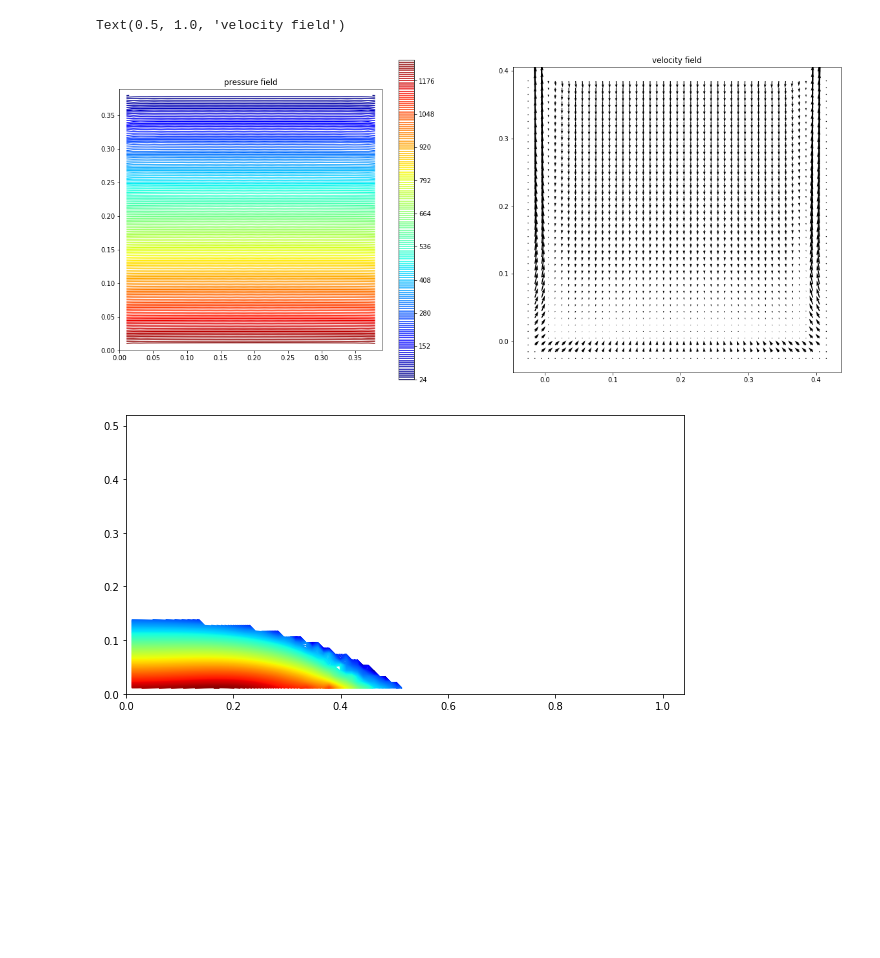
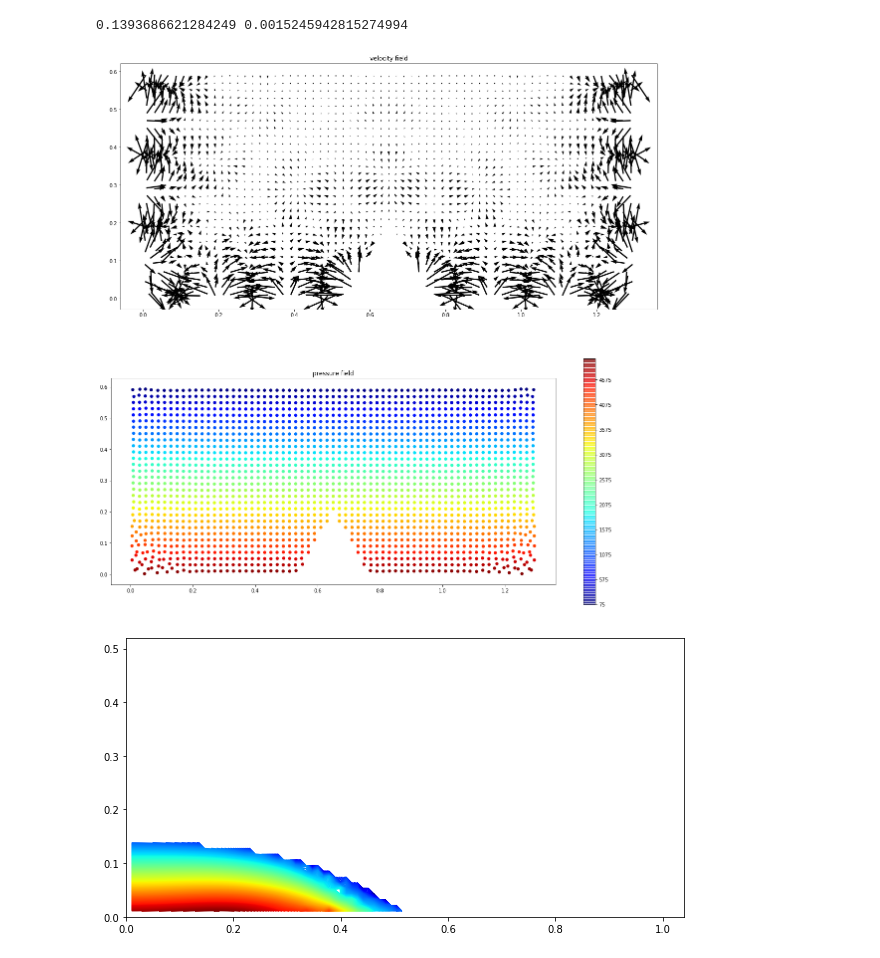
Before and after one commit to Jinx134235/static-water, a Jupyter notebook: particle&pressure plot.ipynb, the cells around one changed output. Cells and saved outputs as stored; diff of their text form; code cells hidden in the pictures; blank space fills up the shorter version.

```diff
--- a/particle&pressure plot.ipynb
+++ b/particle&pressure plot.ipynb
@@ -6,11 +6,14 @@ import matplotlib.ticker as ticker
 from matplotlib.mlab import griddata
 from numpy.random import uniform
 from math import log10
+from numpy import linalg as LA
 
-npts=1521 #total number of fluid particles
+npts = 1892 #total number of fluid particles
 #steps=2000
-xl = 0.39 #size of the domain, divided by 2
-yl = 0.39
+xl = 1.3 #size of the domain, divided by 2
+yl = 0.6
+
+#dx = xl/np.sqrt(npts)
 data1 = np.loadtxt('../data/f_xv.dat')
 data0 = np.loadtxt('../data/ini_xv.dat')
 data2 = np.loadtxt('../data/xv_vp.dat',skiprows=1)
@@ -35,14 +38,14 @@ x5 = data5[:,1]
 y5 = data5[:,2]
 kernel1 = data3[:npts,1]
 itype = data6[:,1]
-#kernel2 = data3[npts:,1]
+kernel2 = data3[npts:,1]
 
 fig, ax = plt.subplots(figsize=(20, 20))
 
 #for i in range(20):
 #    p1[i] = exdata[741+2*i,3]
 #ax.set_title('wcsph results, fluid particle:%d,timestep:%d'%(npts,steps))
-#init = plt.subplot(222,aspect=1.0)
+#init = plt.subplot(121,aspect=1.0)
 #for i in range(len(x2)):
 #    if itype[i]==2:
 #        init.plot(x2[i],y2[i],'.r')
@@ -51,66 +54,83 @@ fig, ax = plt.subplots(figsize=(20, 20))
 #for i in range(len(x2)):
 #    if x2[i]<=1.04:
 #        init.plot(x2[i],y2[i],'.b')
-#init.plot(x2,y2,'.b',x3,y3,'.r')
-#init.quiver(x2,y2,u2,v2)
-#init.set_title('particle distribution')
+#init.plot(x0,y0,'.b',x5,y5,'.r')
+
+#init.set_title('particle position')
 
 #hp = 0.
 pressure = exdata[:,3]
 pvp = data7[:,3]
+hydro = exdata[:,3]
+velocity = np.zeros(len(y2))
 #normarlized pressure
-#for i in range(len(y2)):
-#    hp = 9.8*1000*0.39
-#    pressure[i] = pressure[i]/hp
+for i in range(len(y2)):
+    hydro[i] = 9.8*1000*(yl-y2[i])
+    velocity[i] = np.sqrt(u2[i]**2+v2[i]**2)
+
 density = exdata[:,2]
 energy = exdata[:,4]
-xi = np.linspace(0,xl,39)
-yi = np.linspace(0,yl,39)
+xi = np.linspace(0,xl,52)
+yi = np.linspace(0,yl,52)
 #m=np.log10(pressure)
 # grid the data.
 zi = griddata(x2,y2,pressure,xi,yi,interp='linear')
 # contour the gridded data, plotting dots at the randomly spaced data points.
-CS = plt.subplot(221,aspect=1.0)
-#im2 = CS.scatter(x2,y2,10,pressure,cmap='jet')
-im2 = CS.contour(xi,yi,zi,200,cmap=plt.cm.jet)
-#CS.scatter(x3,y3,10,pvp,cmap='jet')
+CS = plt.subplot(212,aspect=1.0)
+#im2 = CS.plot(x2,y2,10,pressure,cmap='jet')
+#im2 = CS.contour(xi,yi,zi,200,cmap=plt.cm.jet)
+CS.scatter(x2,y2,30,pressure,cmap='jet')
 #fmt = ticker.LogFormatterMathtext()
 #fmt.create_dummy_axis()
 #CS.clabel(im2, im2.levels[::2])
 fig.colorbar(im2,ax=CS,pad=0.05)
 CS.set_title('pressure field') #both contour & scatter are used
 
-#ccs = plt.subplot(224, aspect =1.0)
+#ccs = plt.subplot(223, aspect =1.0)
 #im3 = ccs.scatter(x2,y2,10,kernel1)
+#ccs.scatter(x3,y3,10,kernel2)
 #ccs.set_title('kernel scatter')
 
-vel = plt.subplot(222,aspect=1.0)
+vel = plt.subplot(211,aspect=1.0)
 vel.quiver(x2,y2,u2,v2)
-vel.quiver(x3,y3,u3,v3)
+#vel.scatter(x2,y2,80,velocity,cmap='jet')
+#vel.quiver(x3,y3,u3,v3)
 vel.set_title('velocity field')
 
 # write pressure at the center line into txtfile
-#p1 = pressure[741:780:2]
+err_p = LA.norm(hydro-pressure)
+err_v = LA.norm(u2**2+v2**2)/np.sqrt(npts)
+err_d = LA.norm(abs(y2-y0))/np.sqrt(npts)
+print(err_v,err_d)
+
+#p3 = []
+#p1 = pressure[78:91]
+#print(len(p1))
+#p2 = pressure[338:364]
+#for i in range(26):
+#    p3.append((p1[i]+p2[i])/2)
+
 #mat = np.matrix(p1)
-#with open('outfile-1.txt','ab') as f:
+#with open('outfile-2.txt','ab') as f:
 #    for line in mat:
 #        np.savetxt(f,line,fmt='%.2f')
+        #f.write("%r %r %r\n"%((dx,fmt='%.5f'),(err_p,fmt='%.5f'),(err_d,fmt='%.5f')))
 
 #den = plt.subplot(313,aspect=1.0)
 #for i in range(len(x2)):
 #    if density[i]<=1000:
 #        den.scatter(x2[i],y2[i],density[i]/10)
 #im3=den.scatter(x2,y2,10,density)
 #fig.colorbar(ax=den,pad=0.05)
 
 #den = plt.subplot(224)
 #zii = griddata(x2,y2,pressure,xi,yi,interp='linear')
 #im3 = den.contour(xi,yi,zii,200,cmap=plt.cm.jet)
 #fig.colorbar(im3, ax =den,pad=0.05)
 #den.set_title('density field')
 # %% [output]
-Text(0.5, 1.0, 'velocity field')
+0.1393686621284249 0.0015245942815274994
-[figure, old version]
+[figure, new version]
 # %%
 fig, ax = plt.subplots(figsize=(10, 10))
 CS = plt.subplot(111,aspect=1.0)
```
Also changed, not shown: parts of 8 cells of this notebook, 9 other files.
